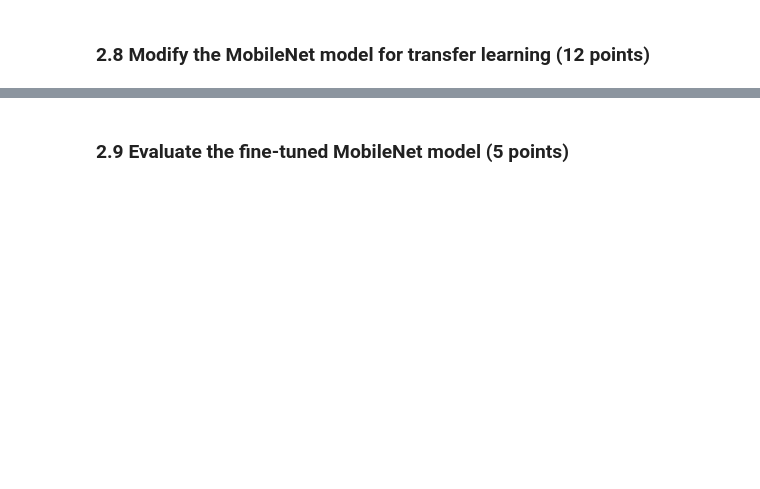
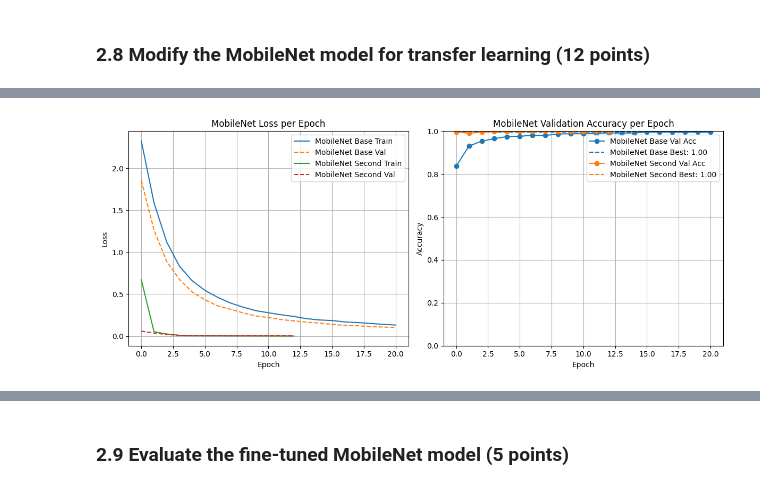
Before and after one commit to mustafa-ege/Machine-Learning-Projects, a Jupyter notebook: CNN-ResNet-MobileNet/cnn_resnet_mobilenet.ipynb, the cells around one changed output, grey strips where cells are left out. Cells and saved outputs as stored; diff of their text form; code cells hidden in the pictures; blank space fills up the shorter version.

```diff
--- a/CNN-ResNet-MobileNet/cnn_resnet_mobilenet.ipynb
+++ b/CNN-ResNet-MobileNet/cnn_resnet_mobilenet.ipynb
@@ -720,0 +1037,18 @@ Conduct a comparative analysis among these two models. Comment on their performa
+# %%
+def get_mobilenet_model(mode='base', num_classes=15):
+    model = models.mobilenet_v2(weights=models.MobileNet_V2_Weights.IMAGENET1K_V1)
+
+    # Replace final classifier
+    num_ftrs = model.classifier[1].in_features
+    model.classifier[1] = nn.Linear(num_ftrs, num_classes)
+
+    if mode == 'base':
+        # Freeze all except classifier
+        for param in model.features.parameters():
+            param.requires_grad = False
+    else:
+        # Unfreeze all layers
+        for param in model.parameters():
+            param.requires_grad = True
+
+    return model.to(device)
@@ -720,0 +1129,42 @@ Conduct a comparative analysis among these two models. Comment on their performa
+# %%
+import matplotlib.pyplot as plt
+
+fig, axes = plt.subplots(1, 2, figsize=(12, 5))
+mobilenet_names = {'base': 'MobileNet Base', 'second': 'MobileNet Second'}
+
+for config in mobilenet_configs:
+    train_losses, val_losses = mobilenet_results[config]['losses']
+    val_accs = mobilenet_results[config]['val_accs']
+    label_prefix = mobilenet_names.get(config, config)
+
+    axes[0].plot(train_losses, label=f"{label_prefix} Train")
+    axes[0].plot(val_losses, linestyle='--', label=f"{label_prefix} Val")
+
+axes[0].set_title('MobileNet Loss per Epoch')
+axes[0].set_xlabel('Epoch')
+axes[0].set_ylabel('Loss')
+axes[0].legend()
+axes[0].grid(True)
+
+for config in mobilenet_configs:
+    val_accs = mobilenet_results[config]['val_accs']
+    label_prefix = mobilenet_names.get(config, config)
+    axes[1].plot(val_accs, marker='o', label=f"{label_prefix} Val Acc")
+    best_acc = mobilenet_results[config]['best_val_acc']
+    axes[1].hlines(
+        best_acc, 0, len(val_accs)-1,
+        linestyle='--', colors=axes[1].lines[-1].get_color(),
+        label=f"{label_prefix} Best: {best_acc:.2f}"
+    )
+
+axes[1].set_title('MobileNet Validation Accuracy per Epoch')
+axes[1].set_xlabel('Epoch')
+axes[1].set_ylabel('Accuracy')
+axes[1].set_ylim(0, 1)
+axes[1].legend()
+axes[1].grid(True)
+
+plt.tight_layout()
+plt.show()
+# %% [output]
+[figure, added]
```
Also changed, not shown: parts of 89 cells of this notebook.
